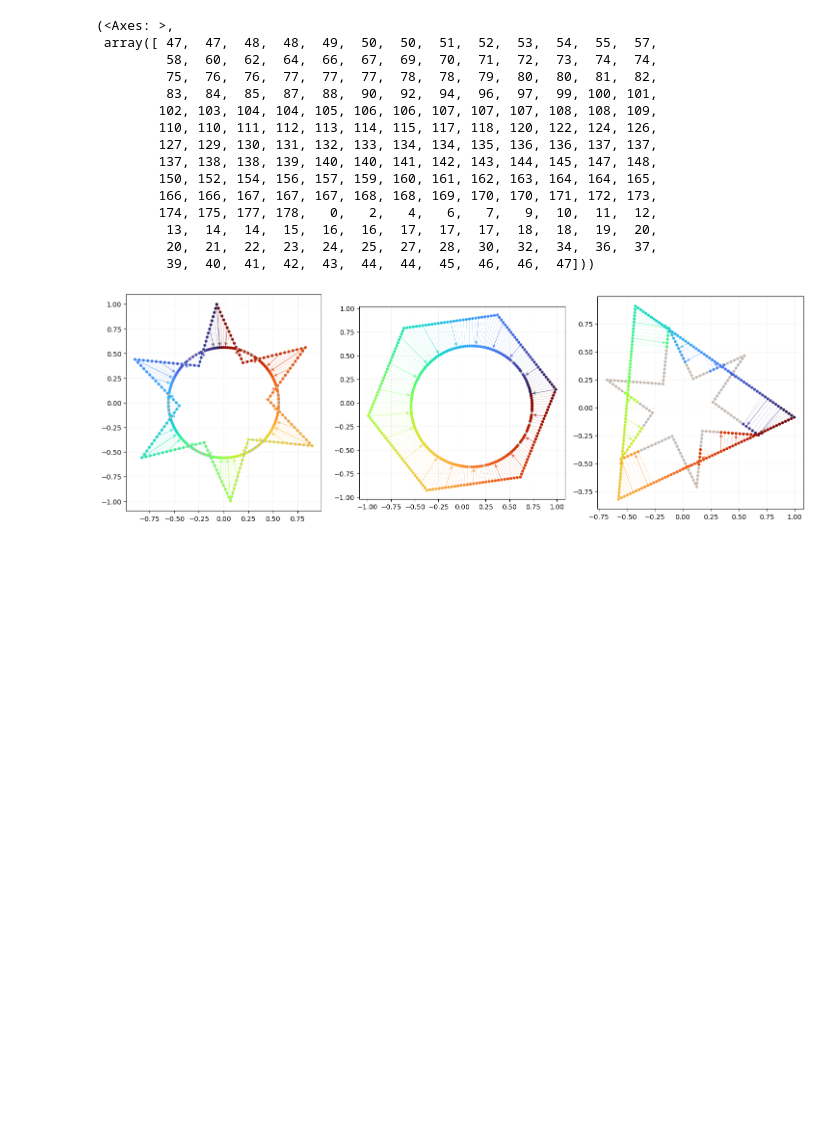
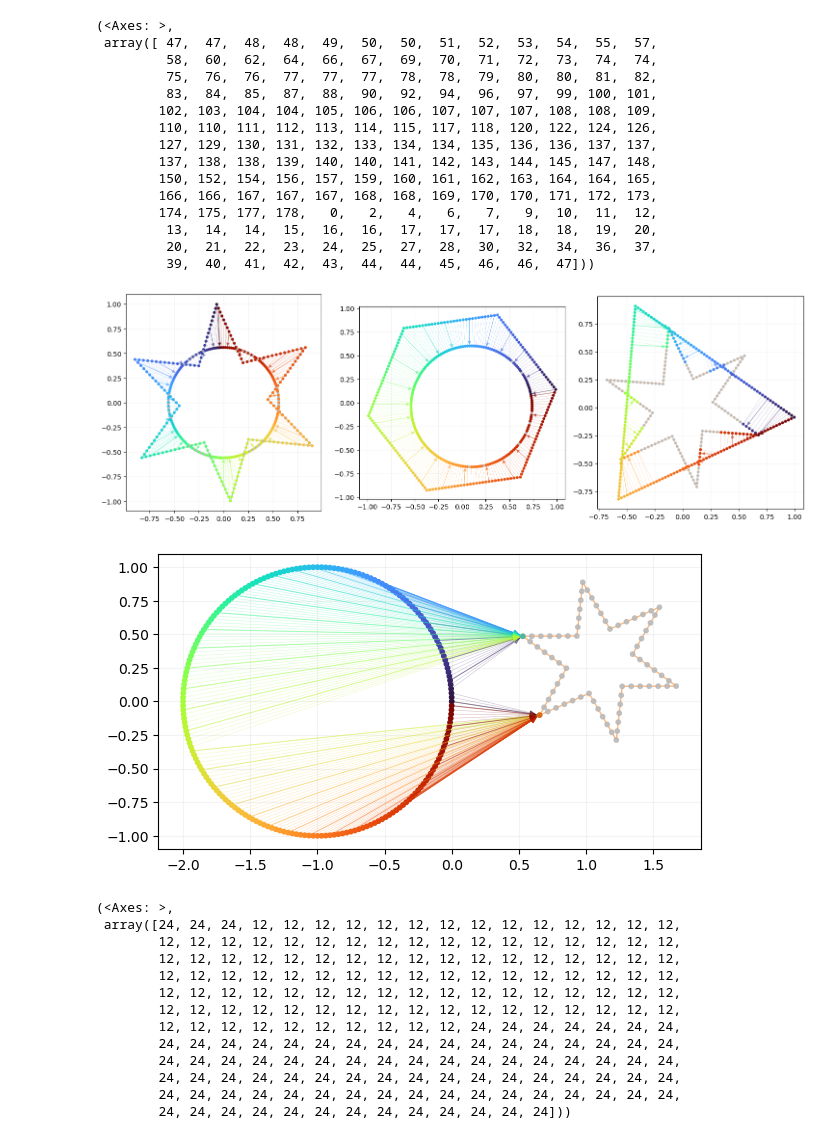
Before and after one commit to denizmsayin/rl-mesh-deformation, a Jupyter notebook: visualization/tests.ipynb, the cells around one changed output. Cells and saved outputs as stored; diff of their text form; code cells hidden in the pictures; blank space fills up the shorter version.

```diff
--- a/visualization/tests.ipynb
+++ b/visualization/tests.ipynb
@@ -178,6 +178,53 @@ plt.tight_layout()
 plt.show()
 # %% [output]
 [figure]
+# %%
+
+# generate shapes not overlapping
+shape_start_ct = shape_generator.build_shape(
+    shape_name="circle",
+    num_points=200,
+    center=(-1.0, 0.0),
+    scale=1.0,
+).to_arrays()
+
+shape_target_ct = shape_generator.build_shape(
+    shape_name="star",
+    num_points=80,
+    center=(1.1, 0.3),
+    scale=0.6,
+    angle=np.deg2rad(12.0),
+    n_tips=6,
+    inner_radius=0.42,
+).to_arrays()
+
+visualize_matching(
+    shape_start_ct,
+    shape_target_ct,
+    matching_mode="nearest",
+    mode="both",
+    max_lines=200,
+    show_arrows=True,
+    arrow_percentage=0.2,
+    point_size=10,
+    line_width=0.35,
+    line_alpha=0.3,
+)
+# %% [output]
+[figure, added]
+(<Axes: >,
+ array([24, 24, 24, 12, 12, 12, 12, 12, 12, 12, 12, 12, 12, 12, 12, 12, 12,
+        12, 12, 12, 12, 12, 12, 12, 12, 12, 12, 12, 12, 12, 12, 12, 12, 12,
+        12, 12, 12, 12, 12, 12, 12, 12, 12, 12, 12, 12, 12, 12, 12, 12, 12,
+        12, 12, 12, 12, 12, 12, 12, 12, 12, 12, 12, 12, 12, 12, 12, 12, 12,
+        12, 12, 12, 12, 12, 12, 12, 12, 12, 12, 12, 12, 12, 12, 12, 12, 12,
+        12, 12, 12, 12, 12, 12, 12, 12, 12, 12, 12, 12, 12, 12, 12, 12, 12,
+        12, 12, 12, 12, 12, 12, 12, 12, 12, 12, 24, 24, 24, 24, 24, 24, 24,
+        24, 24, 24, 24, 24, 24, 24, 24, 24, 24, 24, 24, 24, 24, 24, 24, 24,
+        24, 24, 24, 24, 24, 24, 24, 24, 24, 24, 24, 24, 24, 24, 24, 24, 24,
+        24, 24, 24, 24, 24, 24, 24, 24, 24, 24, 24, 24, 24, 24, 24, 24, 24,
+        24, 24, 24, 24, 24, 24, 24, 24, 24, 24, 24, 24, 24, 24, 24, 24, 24,
+        24, 24, 24, 24, 24, 24, 24, 24, 24, 24, 24, 24, 24]))
 # %%
 
 # generate shapes not overlapping
```
Also changed, not shown: parts of 3 cells of this notebook, 1 other file.
